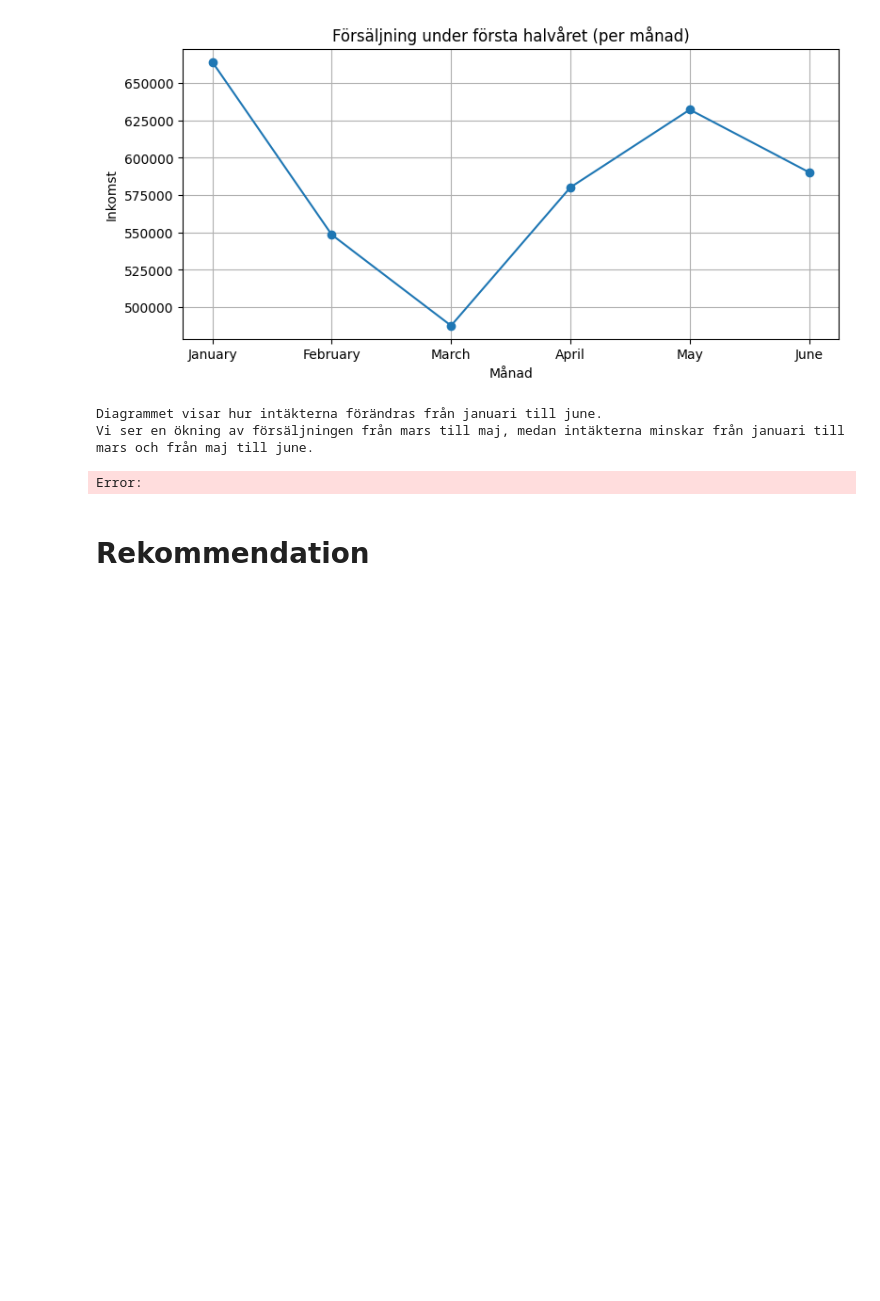
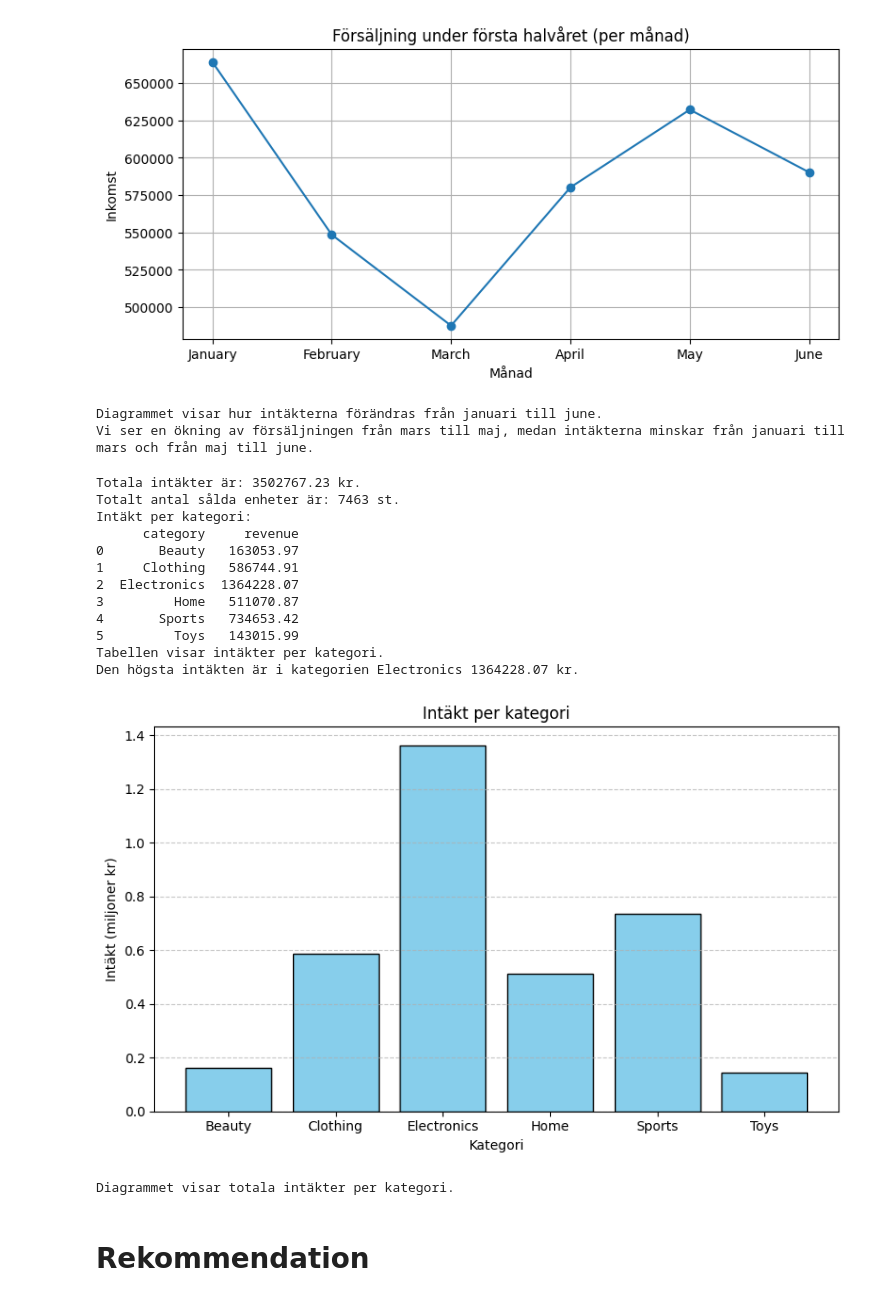
Before and after one commit to LillaLaila/ecommerce-sales-group, a Jupyter notebook: notebooks/report.ipynb, the cells around one changed output. Saved outputs shown, nothing was run; the diff lists cells and outputs as text; code cells hidden in the pictures; blank space fills up the shorter version.

```diff
--- a/notebooks/report.ipynb
+++ b/notebooks/report.ipynb
@@ -61,15 +62,29 @@ Stockholm har den högsta intäkten 1227201.94 kr.
 Diagrammet visar hur intäkterna förändras från januari till june.
 Vi ser en ökning av försäljningen från mars till maj, medan intäkterna minskar från januari till mars och från maj till june.
 # %%
-#from src.ecommerce import EcommerceAnalyzer
-#ea = EcommerceAnalyzer()
-#df = ea.load_data()
+from src.ecommerce import EcommerceAnalyzer
+ea = EcommerceAnalyzer()
+df = ea.load_data()
 
-#ea.total_revenue(df)
-#ea.total_units(df)
-%pip install ipykernel pandas numpy matplotlib
+ea.total_revenue(df)
+ea.total_units(df)
+Viz.barintaktkategori(df)
+# %pip install ipykernel pandas numpy matplotlib
 # %% [output]
-Error:
+Totala intäkter är: 3502767.23 kr.
+Totalt antal sålda enheter är: 7463 st.
+Intäkt per kategori:
+      category     revenue
+0       Beauty   163053.97
+1     Clothing   586744.91
+2  Electronics  1364228.07
+3         Home   511070.87
+4       Sports   734653.42
+5         Toys   143015.99
+Tabellen visar intäkter per kategori.
+Den högsta intäkten är i kategorien Electronics 1364228.07 kr.
+[figure, added]
+Diagrammet visar totala intäkter per kategori.
 # %% [markdown]
 # Rekommendation
 # %% [markdown]
```
Also changed, not shown: parts of 1 cell of this notebook, 2 other files.
